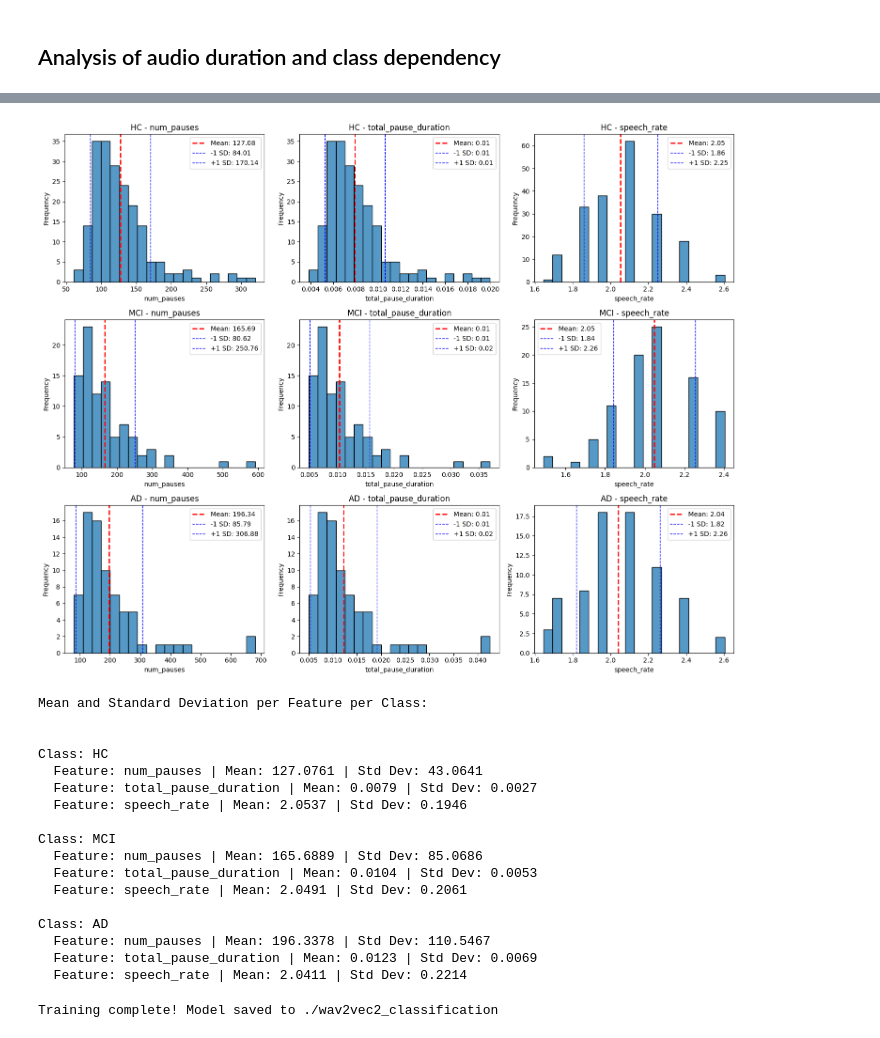
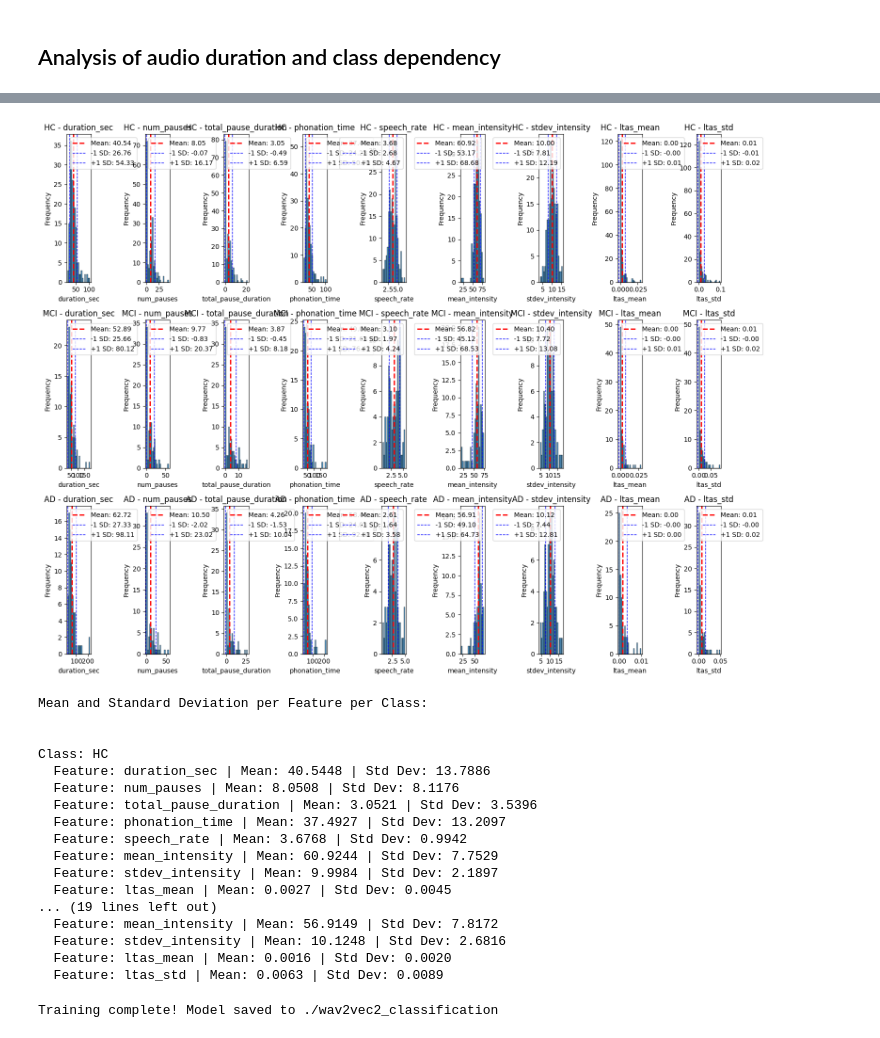
Before and after one commit to alfonsohera/stci, a Jupyter notebook: Notebooks/proto.ipynb, the cells around one changed output, grey strips where cells are left out. Drawn from its saved outputs; the diff is of its cells as text; code cells hidden in the pictures.

Commit message:
Improved prosodic feature extraction, and analysis

```diff
--- a/Notebooks/proto.ipynb
+++ b/Notebooks/proto.ipynb
@@ -180,6 +231,19 @@ OUTPUT_PATH = os.path.join(ROOT_DIR, "ProcessedFiles")
 os.makedirs(OUTPUT_PATH, exist_ok=True)
 LABEL_MAP = {"Healthy": 0, "MCI": 1, "AD": 2}
 
+classes = ["HC", "MCI", "AD"]
+#Extracted features
+features = [
+        "duration_sec",
+        "num_pauses",
+        "total_pause_duration",
+        "phonation_time",
+        "speech_rate",
+        "mean_intensity",
+        "stdev_intensity",
+        "ltas_mean",
+        "ltas_std",
+    ]
 ## Definitions needed for the weighted cross entropy loss function
 #Sample weights calculations to compensate for imbalancedd dataset
 num_samples_per_class = {
@@ -319,0 +459,8 @@ data_df = pd.DataFrame({"file_path": audio_files, "label": labels})
+# %%
+# Convert the extracted feature arrays into separate columns
+prosodic_df = pd.DataFrame(prosodic_features.tolist(), columns=features)
+# Merge the extracted features with the main DataFrame
+data_df = pd.concat([data_df, prosodic_df], axis=1)
+# Drop duplicate columns (keep only one occurrence of each feature)
+data_df = data_df.loc[:, ~data_df.columns.duplicated()]
+data_df.head()
@@ -320,25 +474,9 @@ data_df = pd.DataFrame({"file_path": audio_files, "label": labels})
 # %%
-import matplotlib.pyplot as plt
-import seaborn as sns
-import numpy as np
 
-
-data_df["duration"] = data_df["file_path"].apply(compute_audio_length)
-data_df["class"] = data_df["file_path"].apply(extract_class)
-# Extract prosodic features
-prosodic_features = data_df["file_path"].apply(extract_prosodic_features)
-# Convert the extracted feature arrays into separate columns
-prosodic_df = pd.DataFrame(prosodic_features.tolist(), columns=["num_pauses", "total_pause_duration", "speech_rate"])
-# Merge the extracted features with the main DataFrame
-data_df = pd.concat([data_df, prosodic_df], axis=1)
-# Drop duplicate columns (keep only one occurrence of each feature)
-data_df = data_df.loc[:, ~data_df.columns.duplicated()]
 
 # Compute statistics
 mean_duration = data_df["duration"].mean()
 std_duration = data_df["duration"].std()
-classes = ["HC", "MCI", "AD"]
-features = ["num_pauses", "total_pause_duration", "speech_rate"]
 mean_values = data_df.groupby("class")[features].mean()
 std_values = data_df.groupby("class")[features].std()
 
@@ -399,8 +535,8 @@ Standard Deviation: 24.93 seconds
 # %%
 # Histogram of prosodic features
 
-# Create a 3x3 grid for histograms of prosodic features per class
-fig, axes = plt.subplots(3, 3, figsize=(15, 12), sharex=False, sharey=False)
+# Create a grid for histograms of prosodic features per class
+fig, axes = plt.subplots(len(classes), len(features), figsize=(15, 12), sharex=False, sharey=False)
 
 # Generate histograms for each feature-class combination
 for i, cls in enumerate(classes):
@@ -413,51 +549,51 @@ for i, cls in enumerate(classes):
             kde=False,
             ax=axes[i, j]
         )
 
         # Get mean and std values
         mean_val = mean_values.loc[cls, feature]
         std_val = std_values.loc[cls, feature]
         # Add vertical lines for mean and std deviation
         axes[i, j].axvline(mean_val, color='red', linestyle='dashed', linewidth=2, label=f"Mean: {mean_val:.2f}")
         axes[i, j].axvline(mean_val - std_val, color='blue', linestyle='dashed', linewidth=1, label=f"-1 SD: {mean_val - std_val:.2f}")
         axes[i, j].axvline(mean_val + std_val, color='blue', linestyle='dashed', linewidth=1, label=f"+1 SD: {mean_val + std_val:.2f}")
         # Add text annotations for clarity
         axes[i, j].legend()
         # Set plot labels and title
         axes[i, j].set_title(f"{cls} - {feature}")
         axes[i, j].set_xlabel(feature)
         axes[i, j].set_ylabel("Frequency")
 # Adjust layout for clarity
 plt.tight_layout()
 plt.show()
 
 # Print mean and standard deviation values for each class and feature
 print("\nMean and Standard Deviation per Feature per Class:\n")
 for cls in classes:
     print(f"\nClass: {cls}")
     for feature in features:
         mean_val = mean_values.loc[cls, feature]
         std_val = std_values.loc[cls, feature]
         print(f"  Feature: {feature} | Mean: {mean_val:.4f} | Std Dev: {std_val:.4f}")
 # %% [output]
-[figure, old version]
+[figure, new version]
 Mean and Standard Deviation per Feature per Class:
 
 
 Class: HC
-  Feature: num_pauses | Mean: 127.0761 | Std Dev: 43.0641
-  Feature: total_pause_duration | Mean: 0.0079 | Std Dev: 0.0027
-  Feature: speech_rate | Mean: 2.0537 | Std Dev: 0.1946
-
-Class: MCI
-  Feature: num_pauses | Mean: 165.6889 | Std Dev: 85.0686
-  Feature: total_pause_duration | Mean: 0.0104 | Std Dev: 0.0053
-  Feature: speech_rate | Mean: 2.0491 | Std Dev: 0.2061
-
-Class: AD
-  Feature: num_pauses | Mean: 196.3378 | Std Dev: 110.5467
-  Feature: total_pause_duration | Mean: 0.0123 | Std Dev: 0.0069
-  Feature: speech_rate | Mean: 2.0411 | Std Dev: 0.2214
+  Feature: duration_sec | Mean: 40.5448 | Std Dev: 13.7886
+  Feature: num_pauses | Mean: 8.0508 | Std Dev: 8.1176
+  Feature: total_pause_duration | Mean: 3.0521 | Std Dev: 3.5396
+  Feature: phonation_time | Mean: 37.4927 | Std Dev: 13.2097
+  Feature: speech_rate | Mean: 3.6768 | Std Dev: 0.9942
+  Feature: mean_intensity | Mean: 60.9244 | Std Dev: 7.7529
+  Feature: stdev_intensity | Mean: 9.9984 | Std Dev: 2.1897
+  Feature: ltas_mean | Mean: 0.0027 | Std Dev: 0.0045
+... (19 lines left out)
+  Feature: mean_intensity | Mean: 56.9149 | Std Dev: 7.8172
+  Feature: stdev_intensity | Mean: 10.1248 | Std Dev: 2.6816
+  Feature: ltas_mean | Mean: 0.0016 | Std Dev: 0.0020
+  Feature: ltas_std | Mean: 0.0063 | Std Dev: 0.0089
 # %%
 # Splitting dataset
 train_files, test_files, train_labels, test_labels = train_test_split(
```
Also changed, not shown: parts of 8 cells of this notebook.
